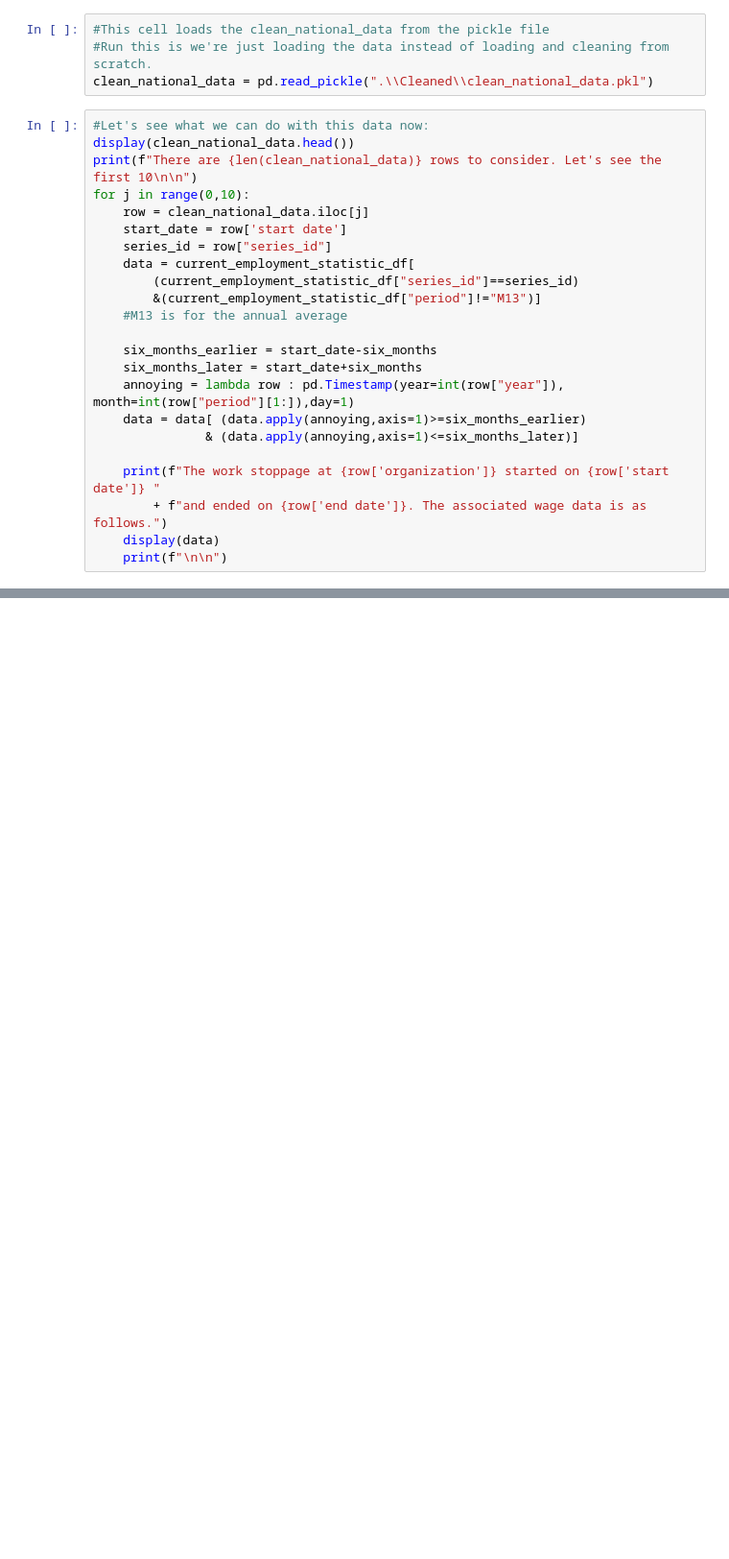
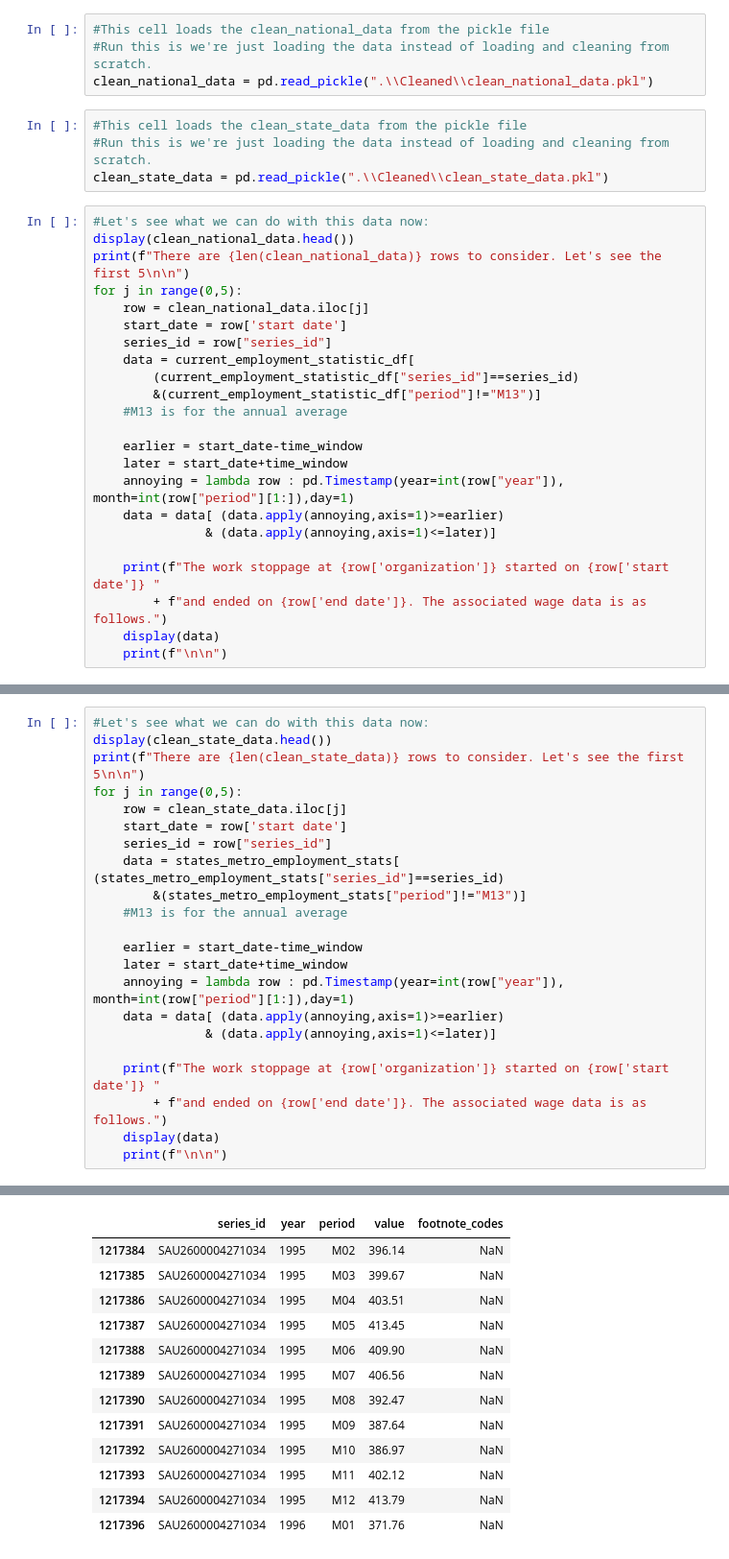
Before and after one commit to NyssaCornelius/FProj, a Jupyter notebook: LoadAndCleanData.ipynb, the cells around one changed output, grey strips where cells are left out. Shown at 96% size. Saved outputs shown, nothing was run; the diff lists cells and outputs as text; blank space fills up the shorter version.

Commit message:
Updating the jupyter notebook to load in state data for work stoppages.

```diff
--- a/LoadAndCleanData.ipynb
+++ b/LoadAndCleanData.ipynb
@@ -329,11 +696,15 @@ We have some data to use!
 #This cell loads the clean_national_data from the pickle file
 #Run this is we're just loading the data instead of loading and cleaning from scratch.
 clean_national_data = pd.read_pickle(".\\Cleaned\\clean_national_data.pkl")
+# %%
+#This cell loads the clean_state_data from the pickle file
+#Run this is we're just loading the data instead of loading and cleaning from scratch.
+clean_state_data = pd.read_pickle(".\\Cleaned\\clean_state_data.pkl")
 # %%
 #Let's see what we can do with this data now:
 display(clean_national_data.head())
-print(f"There are {len(clean_national_data)} rows to consider. Let's see the first 10\n\n")
-for j in range(0,10):
+print(f"There are {len(clean_national_data)} rows to consider. Let's see the first 5\n\n")
+for j in range(0,5):
     row = clean_national_data.iloc[j]
     start_date = row['start date']
     series_id = row["series_id"]
@@ -342,11 +713,11 @@ for j in range(0,10):
         &(current_employment_statistic_df["period"]!="M13")]
     #M13 is for the annual average
 
-    six_months_earlier = start_date-six_months
-    six_months_later = start_date+six_months
+    earlier = start_date-time_window
+    later = start_date+time_window
     annoying = lambda row : pd.Timestamp(year=int(row["year"]), month=int(row["period"][1:]),day=1)
-    data = data[ (data.apply(annoying,axis=1)>=six_months_earlier)
-               & (data.apply(annoying,axis=1)<=six_months_later)]
+    data = data[ (data.apply(annoying,axis=1)>=earlier)
+               & (data.apply(annoying,axis=1)<=later)]
 
     print(f"The work stoppage at {row['organization']} started on {row['start date']} "
         + f"and ended on {row['end date']}. The associated wage data is as follows.")
@@ -432,0 +802,23 @@ The work stoppage at Sutter Hospitals started on 2007-10-10 00:00:00 and ended o
+# %%
+#Let's see what we can do with this data now:
+display(clean_state_data.head())
+print(f"There are {len(clean_state_data)} rows to consider. Let's see the first 5\n\n")
+for j in range(0,5):
+    row = clean_state_data.iloc[j]
+    start_date = row['start date']
+    series_id = row["series_id"]
+    data = states_metro_employment_stats[ (states_metro_employment_stats["series_id"]==series_id)
+        &(states_metro_employment_stats["period"]!="M13")]
+    #M13 is for the annual average
+
+    earlier = start_date-time_window
+    later = start_date+time_window
+    annoying = lambda row : pd.Timestamp(year=int(row["year"]), month=int(row["period"][1:]),day=1)
+    data = data[ (data.apply(annoying,axis=1)>=earlier)
+               & (data.apply(annoying,axis=1)<=later)]
+
+    print(f"The work stoppage at {row['organization']} started on {row['start date']} "
+        + f"and ended on {row['end date']}. The associated wage data is as follows.")
+    display(data)
+    print(f"\n\n")
+# %% [output]
@@ -432,0 +835,13 @@ The work stoppage at Sutter Hospitals started on 2007-10-10 00:00:00 and ended o
+|  | series_id | year | period | value | footnote_codes |
+| 1217384 | SAU2600004271034 | 1995 | M02 | 396.14 | NaN |
+| 1217385 | SAU2600004271034 | 1995 | M03 | 399.67 | NaN |
+| 1217386 | SAU2600004271034 | 1995 | M04 | 403.51 | NaN |
+| 1217387 | SAU2600004271034 | 1995 | M05 | 413.45 | NaN |
+| 1217388 | SAU2600004271034 | 1995 | M06 | 409.90 | NaN |
+| 1217389 | SAU2600004271034 | 1995 | M07 | 406.56 | NaN |
+| 1217390 | SAU2600004271034 | 1995 | M08 | 392.47 | NaN |
+| 1217391 | SAU2600004271034 | 1995 | M09 | 387.64 | NaN |
+| 1217392 | SAU2600004271034 | 1995 | M10 | 386.97 | NaN |
+| 1217393 | SAU2600004271034 | 1995 | M11 | 402.12 | NaN |
+| 1217394 | SAU2600004271034 | 1995 | M12 | 413.79 | NaN |
+| 1217396 | SAU2600004271034 | 1996 | M01 | 371.76 | NaN |
```
Also changed, not shown: parts of 8 cells of this notebook.
